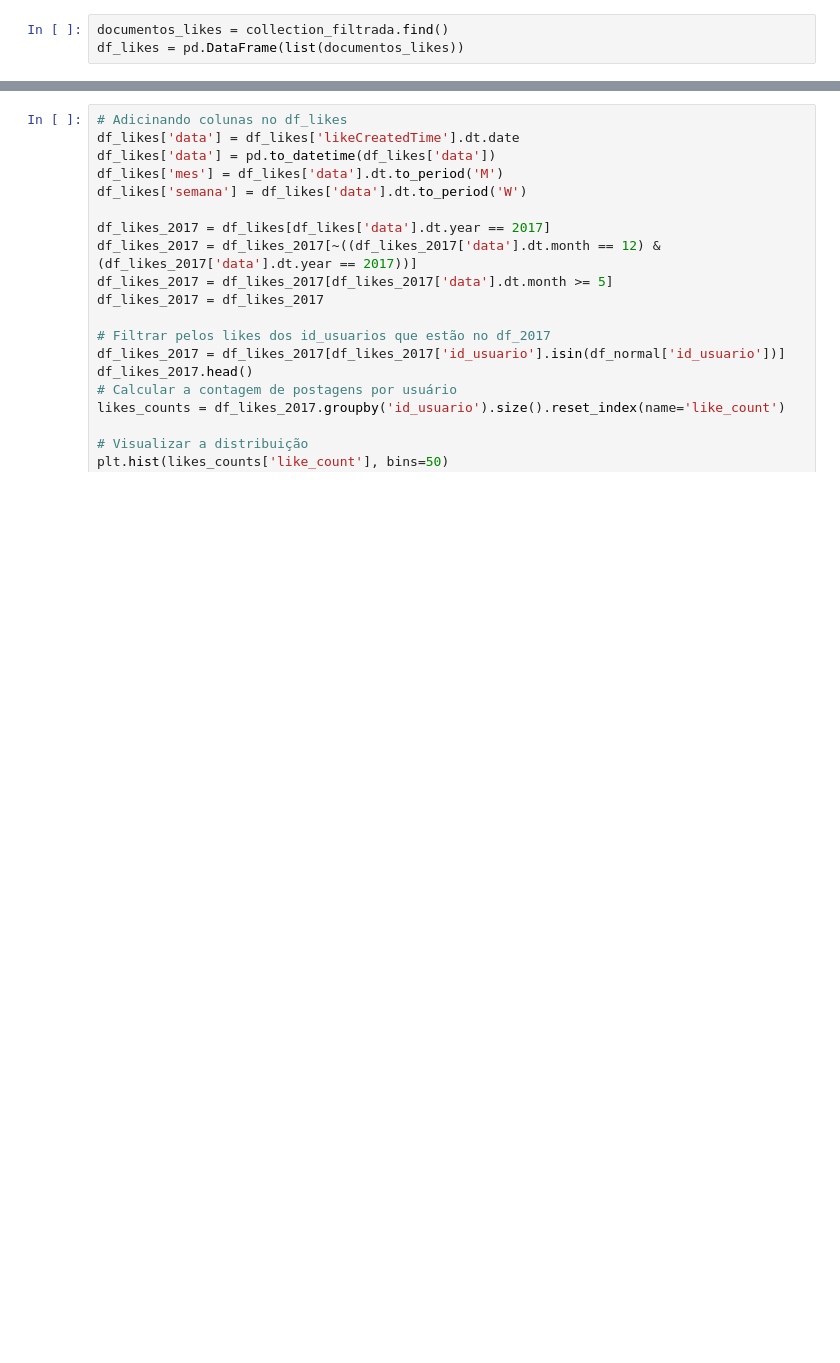
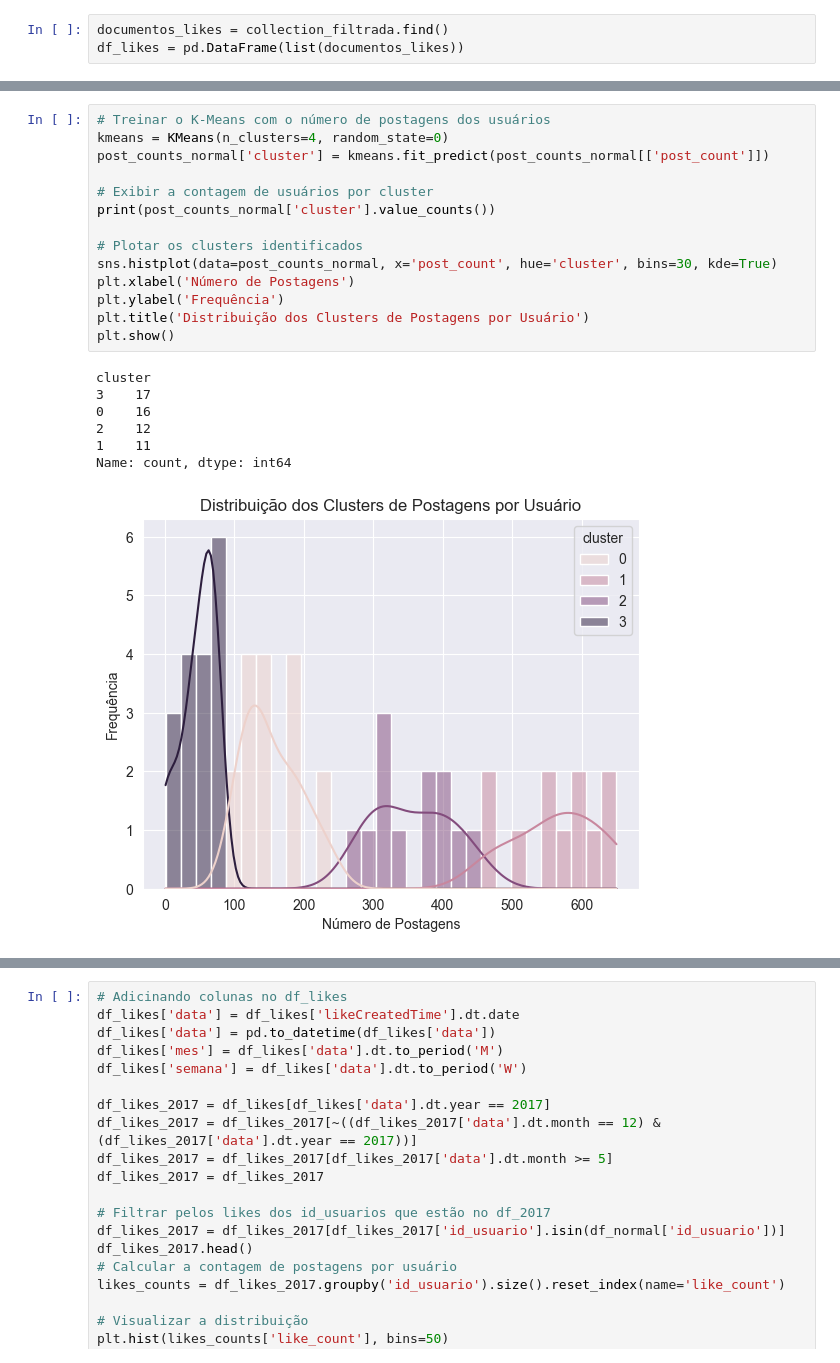
Before and after one commit to paulovitorss/analise_dados, a Jupyter notebook: time_series_eda_5.ipynb, the cells around one changed output, grey strips where cells are left out. Cells and saved outputs as stored; diff of their text form; blank space fills up the shorter version.

```diff
--- a/time_series_eda_5.ipynb
+++ b/time_series_eda_5.ipynb
@@ -148,0 +213,22 @@ plotar_distribuicao(baixa_post_count, 'Distribuição de Postagens por Usuário
+# %%
+# Treinar o K-Means com o número de postagens dos usuários
+kmeans = KMeans(n_clusters=4, random_state=0)
+post_counts_normal['cluster'] = kmeans.fit_predict(post_counts_normal[['post_count']])
+
+# Exibir a contagem de usuários por cluster
+print(post_counts_normal['cluster'].value_counts())
+
+# Plotar os clusters identificados
+sns.histplot(data=post_counts_normal, x='post_count', hue='cluster', bins=30, kde=True)
+plt.xlabel('Número de Postagens')
+plt.ylabel('Frequência')
+plt.title('Distribuição dos Clusters de Postagens por Usuário')
+plt.show()
+# %% [output]
+cluster
+3    17
+0    16
+2    12
+1    11
+Name: count, dtype: int64
+[figure, added]
```
Also changed, not shown: parts of 34 cells of this notebook, 9 other files.
